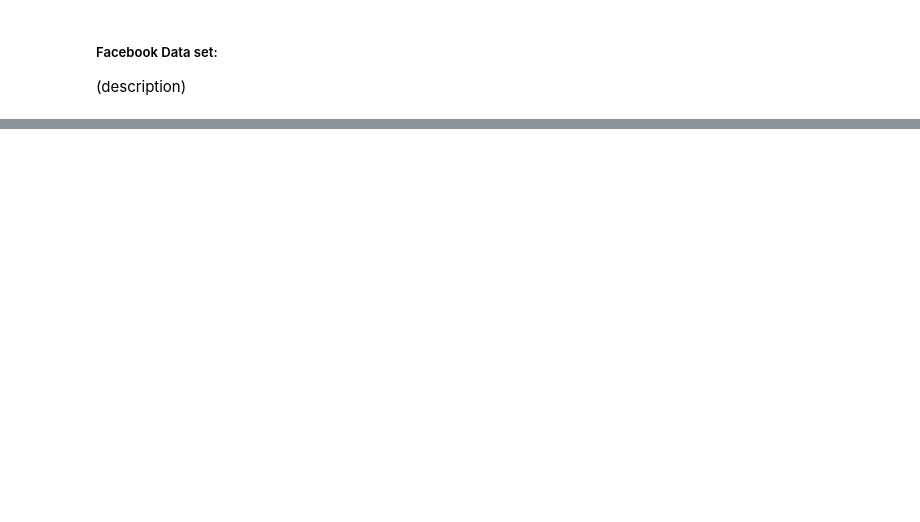
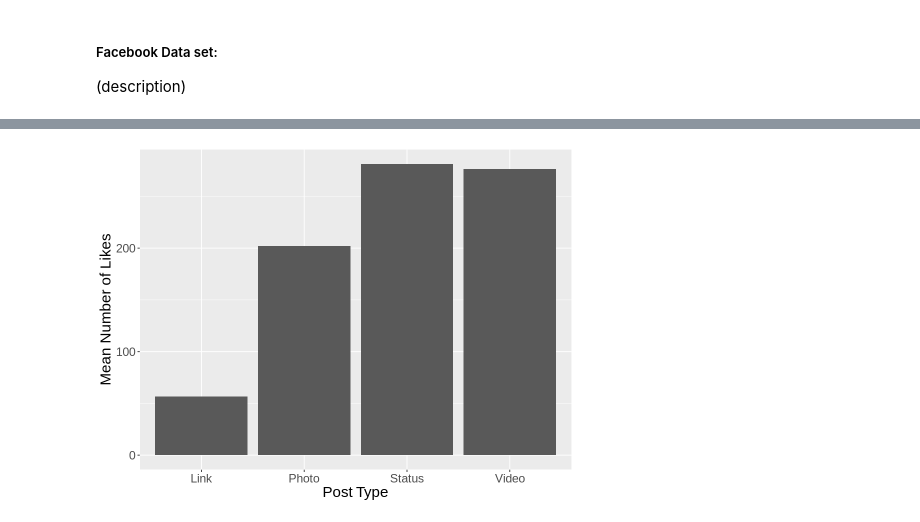
Before and after one commit to calamari99/Facebook-Post-Predictor, a Jupyter notebook: main.ipynb, the cells around one changed output, grey strips where cells are left out. Saved outputs shown, nothing was run; the diff lists cells and outputs as text; code cells hidden in the pictures; blank space fills up the shorter version.

```diff
--- a/main.ipynb
+++ b/main.ipynb
@@ -99,0 +303,13 @@ A tibble: 5 × 19
+# %%
+fb <- data.frame(
+mean_comment = c(4.0, 7.317073, 13.166667, 12.333333),
+mean_like = c(56.66667, 202.14634, 281.16667, 276.33333),
+mean_Total_Interactions = c(71.0000, 235.2683, 353.8333, 346.6667),
+mean_share = c(10.33333, 25.80488, 59.50000, 58.00000),
+type = c("Link", "Photo", "Status", "Video"))
+
+
+fb_long <- fb %>%
+gather("Stat", "Value", -type)
+
+fb_long
@@ -99,0 +329,5 @@ A tibble: 5 × 19
+# %%
+filter_mean_like <- fb_long %>%
+    filter(Stat == "mean_like")
+
+filter_mean_like
@@ -99,0 +342,11 @@ A tibble: 5 × 19
+# %%
+options(repr.plot.width = 8, repr.plot.height = 6)
+
+mean_likes_bar <- ggplot(filter_mean_like, aes(x = type, y = Value)) +
+    geom_bar(stat = "identity") +
+    labs(x = "Post Type", y = "Mean Number of Likes") +
+    theme(text = element_text(size = 18))
+
+mean_likes_bar
+# %% [output]
+[figure, added]
```
Also changed, not shown: parts of 30 cells of this notebook.
